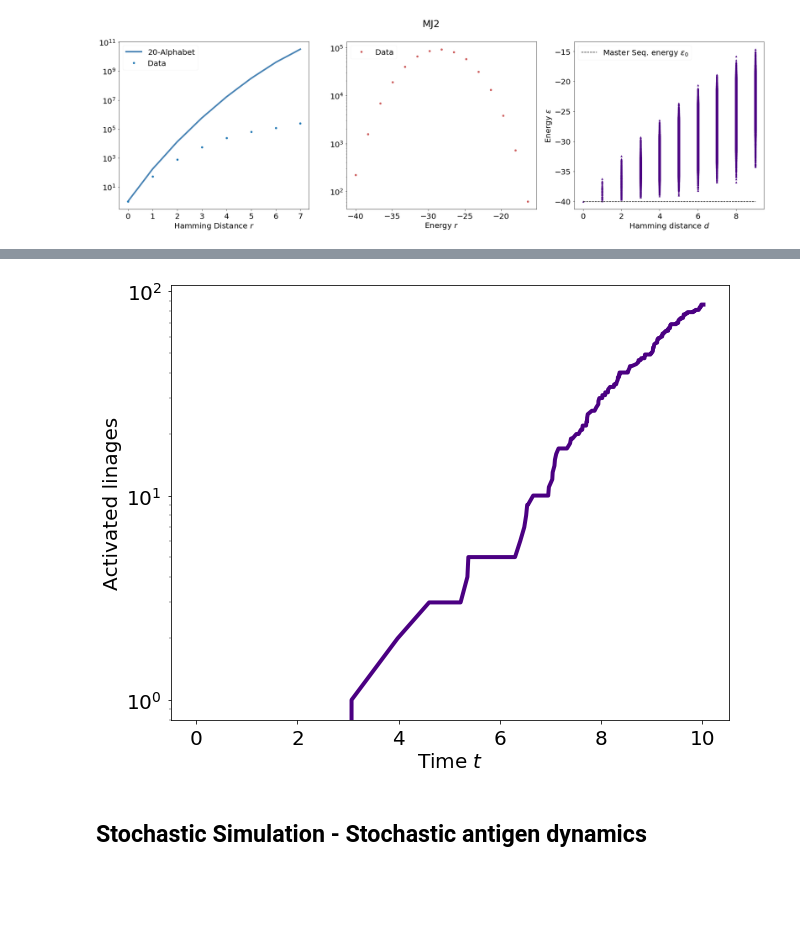
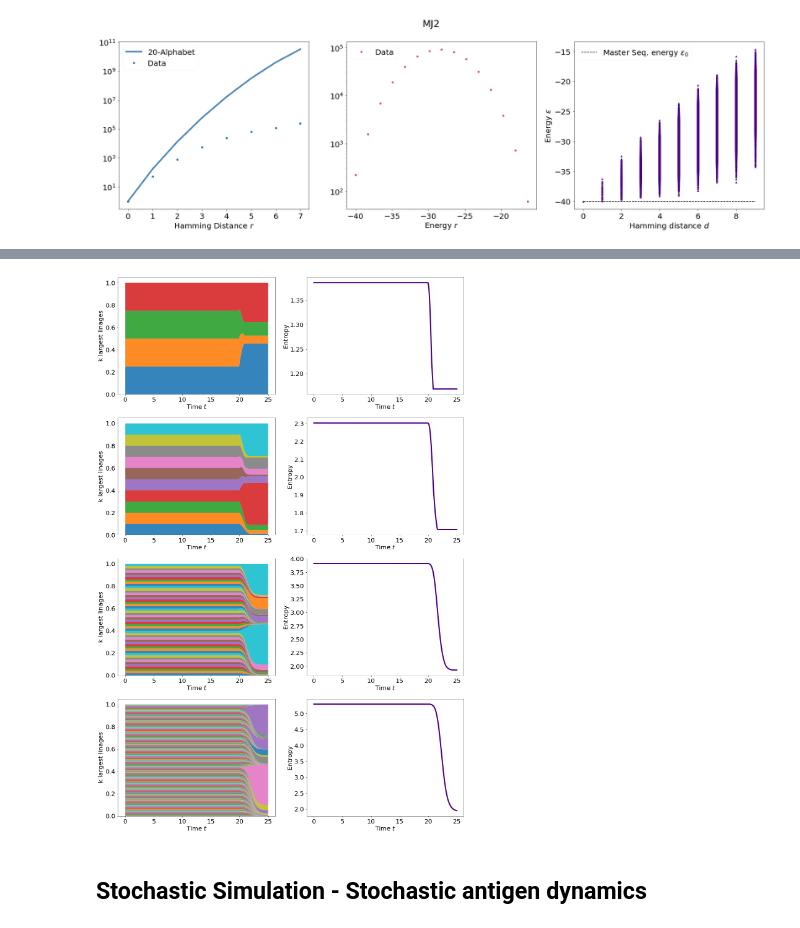
Before and after one commit to betoto008/Affinity_maturation, a Jupyter notebook: Jupyter_Notebooks/Stochastic_simulation.ipynb, the cells around one changed output, grey strips where cells are left out. Cells and saved outputs as stored; diff of their text form; code cells hidden in the pictures; blank space fills up the shorter version.

```diff
--- a/Jupyter_Notebooks/Stochastic_simulation.ipynb
+++ b/Jupyter_Notebooks/Stochastic_simulation.ipynb
@@ -114,16 +110,18 @@ while(os.path.isfile('../Figures/Antigen_Linages_%d.png'%(counter))):
-# %%
-activation_time_series = [np.sum(Model_deterministic_antigen.activation_time_series[:,i]) for i in range(int(len(Model_deterministic_antigen.activation_time_series[0,:])))]
-
-fig, ax = plt.subplots(1,1,figsize=(10,8))
-
-ax.plot(Model_deterministic_antigen.time_series, activation_time_series, linewidth = 4, color = 'indigo')
-ax.set_xlabel(r'Time $t$', fontsize = 20)
-ax.set_ylabel(r'Activated linages', fontsize = 20)
-ax.tick_params(labelsize = 20)
-ax.set_yscale('log')
-#ax.legend(loc = 0, fontsize = 20)
-# %% [output]
-[figure, removed]
+# %%
+fig, ax = plt.subplots(4,2,figsize=(20,32))
+
+for i, k in enumerate([4, 10, 50, 100]):
+
+    biggest_k_linages_freq = Model.plot_k_largest_linages(k=k, ax=ax[i,0])
+    Model.plot_entropy_k_largest_linages(k=k, biggest_k_linages_freq = biggest_k_linages_freq, ax=ax[i,1])
+
+counter = 0
+while(os.path.isfile('../Figures/Entropy_%d.png'%(counter))):
+    counter+=1
+
+#fig.savefig('../Figures/Entropy_%d.png'%(counter))
+# %% [output]
+[figure, added]
 # %% [markdown]
 ## Stochastic Simulation - Stochastic antigen dynamics
 # %%
```
Also changed, not shown: parts of 22 cells of this notebook, 3 other files.
